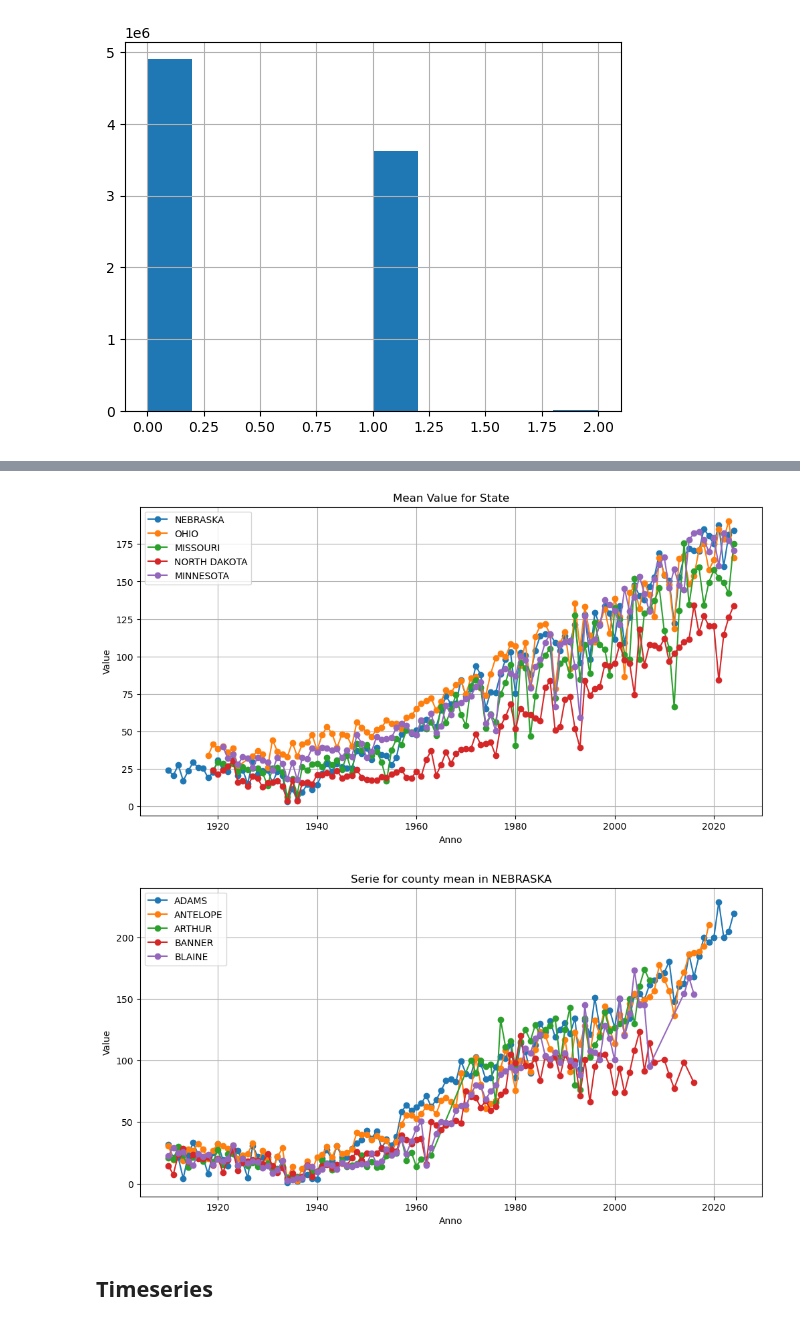
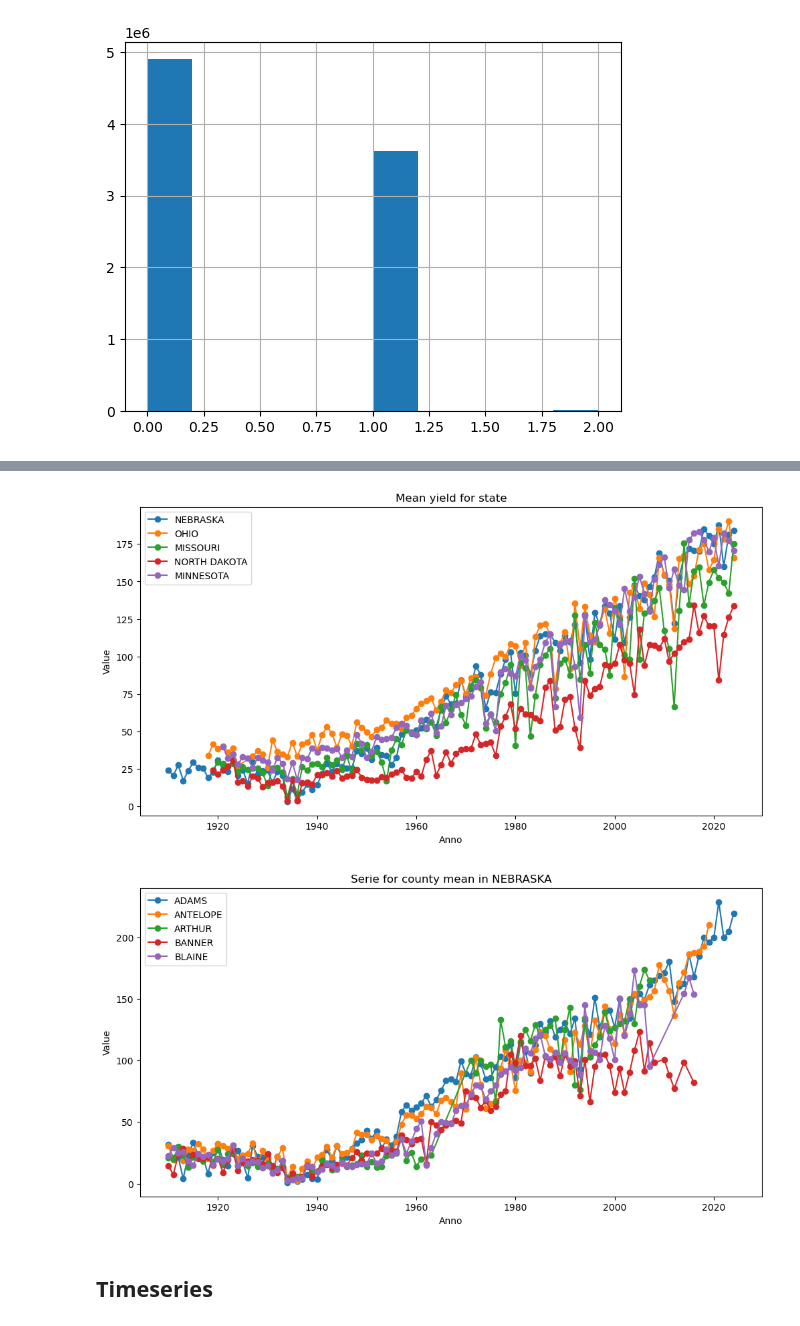
Before and after one commit to AntonioDonnangelo/Predicting-2024-US-Corn-Yield, a Jupyter notebook: Predicting_2024_US_Corn_Yield.ipynb, the cells around one changed output, grey strips where cells are left out. Saved outputs shown, nothing was run; the diff lists cells and outputs as text; code cells hidden in the pictures.

```diff
--- a/Predicting_2024_US_Corn_Yield.ipynb
+++ b/Predicting_2024_US_Corn_Yield.ipynb
@@ -141 +153,4 @@ dtype: int64
+# %%
+# Aggregation for state and year
+year_state_mean = df.groupby(['year', 'state_name'])['Value'].mean().reset_index()
 # %%
@@ -289,23 +345,19 @@ plt.show()
 # %%
-# Series for state
-state_time_series = df.groupby(['year', 'state_name'])['Value'].mean().reset_index()
-
 # Graph for the firts 10 states
-states_to_plot = state_time_series['state_name'].unique()[:5]
+states_to_plot = year_state_mean['state_name'].unique()[:5]
 
 plt.figure(figsize=(12, 6))
 for state in states_to_plot:
-    data = state_time_series[state_time_series['state_name'] == state]
+    data = year_state_mean[year_state_mean['state_name'] == state]
     plt.plot(data['year'], data['Value'], marker='o', label=state)
 
-plt.title("Mean Value for State")
+plt.title("Mean yield for state")
 plt.xlabel("Anno")
 plt.ylabel("Value")
 plt.legend()
-plt.grid(True)
 plt.show()
 # %% [output]
-[figure, old version]
+[figure, new version]
 # %%
 # Serie for county in a specific state
 state_example = 'NEBRASKA'
@@ -323,10 +375,9 @@ plt.title(f"Serie for county mean in {state_example}")
 plt.xlabel("Anno")
 plt.ylabel("Value")
 plt.legend()
-plt.grid(True)
 plt.show()
 # %% [output]
-[figure, old version]
+[figure, new version]
 # %% [markdown]
 ## Timeseries
 # %%
```
Also changed, not shown: parts of 45 cells of this notebook.
